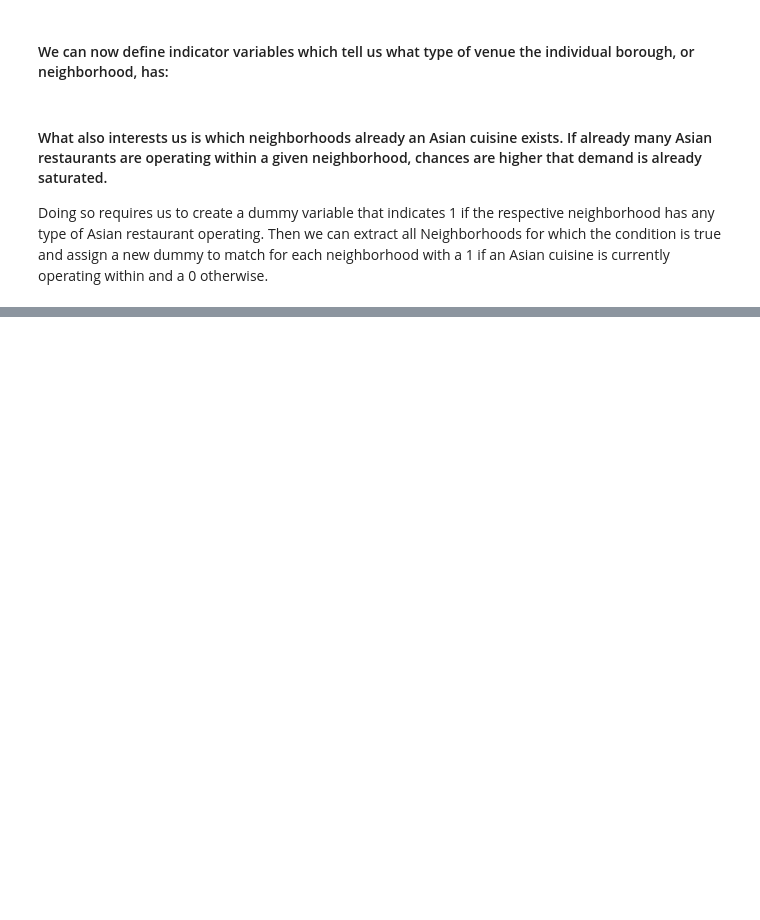
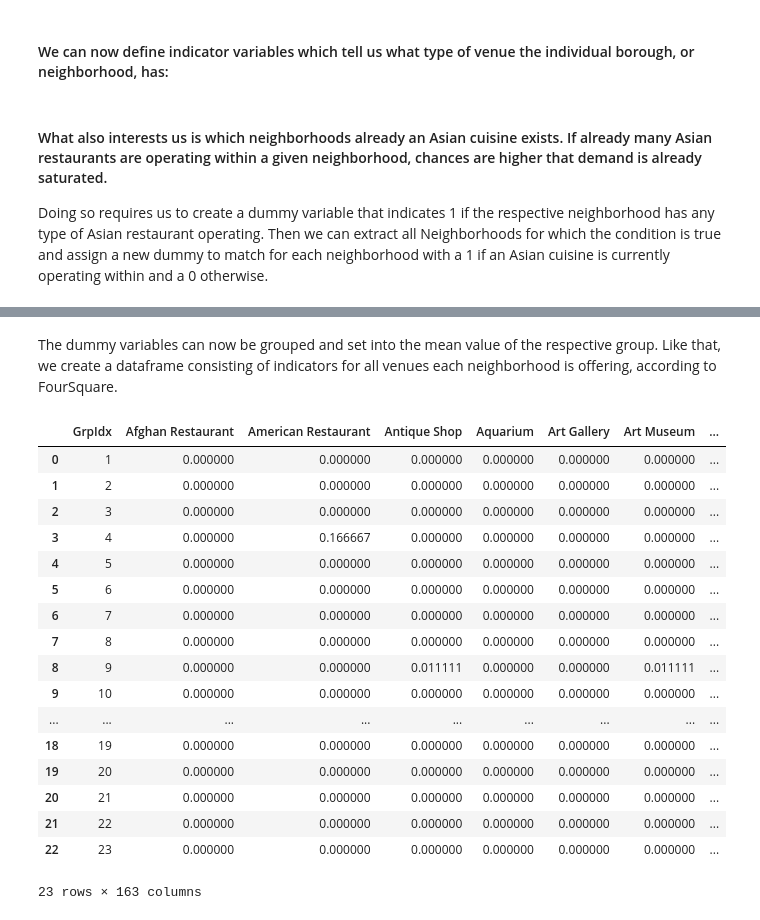
Before and after one commit to NikolasAnic/Coursera-Capstone, a Jupyter notebook: Capstone-Project-Battle-of-neighborhoods.ipynb, the cells around one changed output, grey strips where cells are left out. Drawn from its saved outputs; the diff is of its cells as text; code cells hidden in the pictures; blank space fills up the shorter version.

```diff
--- a/Capstone-Project-Battle-of-neighborhoods.ipynb
+++ b/Capstone-Project-Battle-of-neighborhoods.ipynb
@@ -320,0 +365,4 @@ Vienna
+# %%
+dummy_cat = pd.get_dummies(Vienna["Venue_Category"])
+Vienna = pd.concat([Vienna, dummy_cat], axis=1)
+Vienna
@@ -320,0 +383,25 @@ Vienna
+# %% [markdown]
+The dummy variables can now be grouped and set into the mean value of the respective group. Like that, we create a dataframe consisting of indicators for all venues each neighborhood is offering, according to FourSquare.
+# %%
+Vienna_clusters = pd.concat([Vienna.iloc[:,19:], Vienna.iloc[:,8]], axis = 1)
+Vienna_clusters = Vienna_clusters.groupby('GrpIdx').mean().reset_index()
+Vienna_clusters
+# %% [output]
+|  | GrpIdx | Afghan Restaurant | American Restaurant | Antique Shop | Aquarium | Art Gallery | Art Museum | ... |
+| 0 | 1 | 0.000000 | 0.000000 | 0.000000 | 0.000000 | 0.000000 | 0.000000 | ... |
+| 1 | 2 | 0.000000 | 0.000000 | 0.000000 | 0.000000 | 0.000000 | 0.000000 | ... |
+| 2 | 3 | 0.000000 | 0.000000 | 0.000000 | 0.000000 | 0.000000 | 0.000000 | ... |
+| 3 | 4 | 0.000000 | 0.166667 | 0.000000 | 0.000000 | 0.000000 | 0.000000 | ... |
+| 4 | 5 | 0.000000 | 0.000000 | 0.000000 | 0.000000 | 0.000000 | 0.000000 | ... |
+| 5 | 6 | 0.000000 | 0.000000 | 0.000000 | 0.000000 | 0.000000 | 0.000000 | ... |
+| 6 | 7 | 0.000000 | 0.000000 | 0.000000 | 0.000000 | 0.000000 | 0.000000 | ... |
+| 7 | 8 | 0.000000 | 0.000000 | 0.000000 | 0.000000 | 0.000000 | 0.000000 | ... |
+| 8 | 9 | 0.000000 | 0.000000 | 0.011111 | 0.000000 | 0.000000 | 0.011111 | ... |
+| 9 | 10 | 0.000000 | 0.000000 | 0.000000 | 0.000000 | 0.000000 | 0.000000 | ... |
+| ... | ... | ... | ... | ... | ... | ... | ... | ... |
+| 18 | 19 | 0.000000 | 0.000000 | 0.000000 | 0.000000 | 0.000000 | 0.000000 | ... |
+| 19 | 20 | 0.000000 | 0.000000 | 0.000000 | 0.000000 | 0.000000 | 0.000000 | ... |
+| 20 | 21 | 0.000000 | 0.000000 | 0.000000 | 0.000000 | 0.000000 | 0.000000 | ... |
+| 21 | 22 | 0.000000 | 0.000000 | 0.000000 | 0.000000 | 0.000000 | 0.000000 | ... |
+| 22 | 23 | 0.000000 | 0.000000 | 0.000000 | 0.000000 | 0.000000 | 0.000000 | ... |
+23 rows × 163 columns
```
Also changed, not shown: parts of 61 cells of this notebook, 2 other files.
